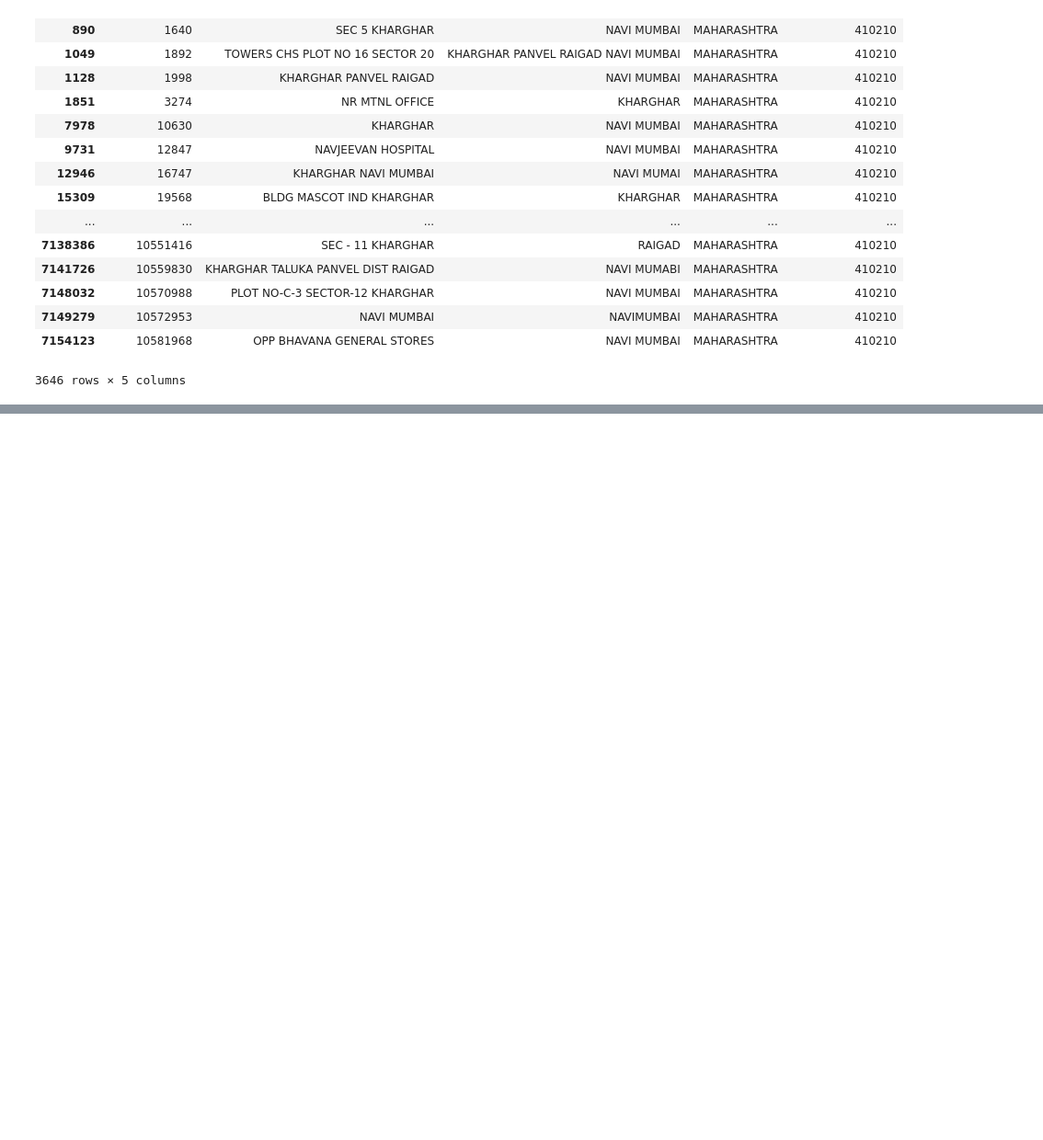
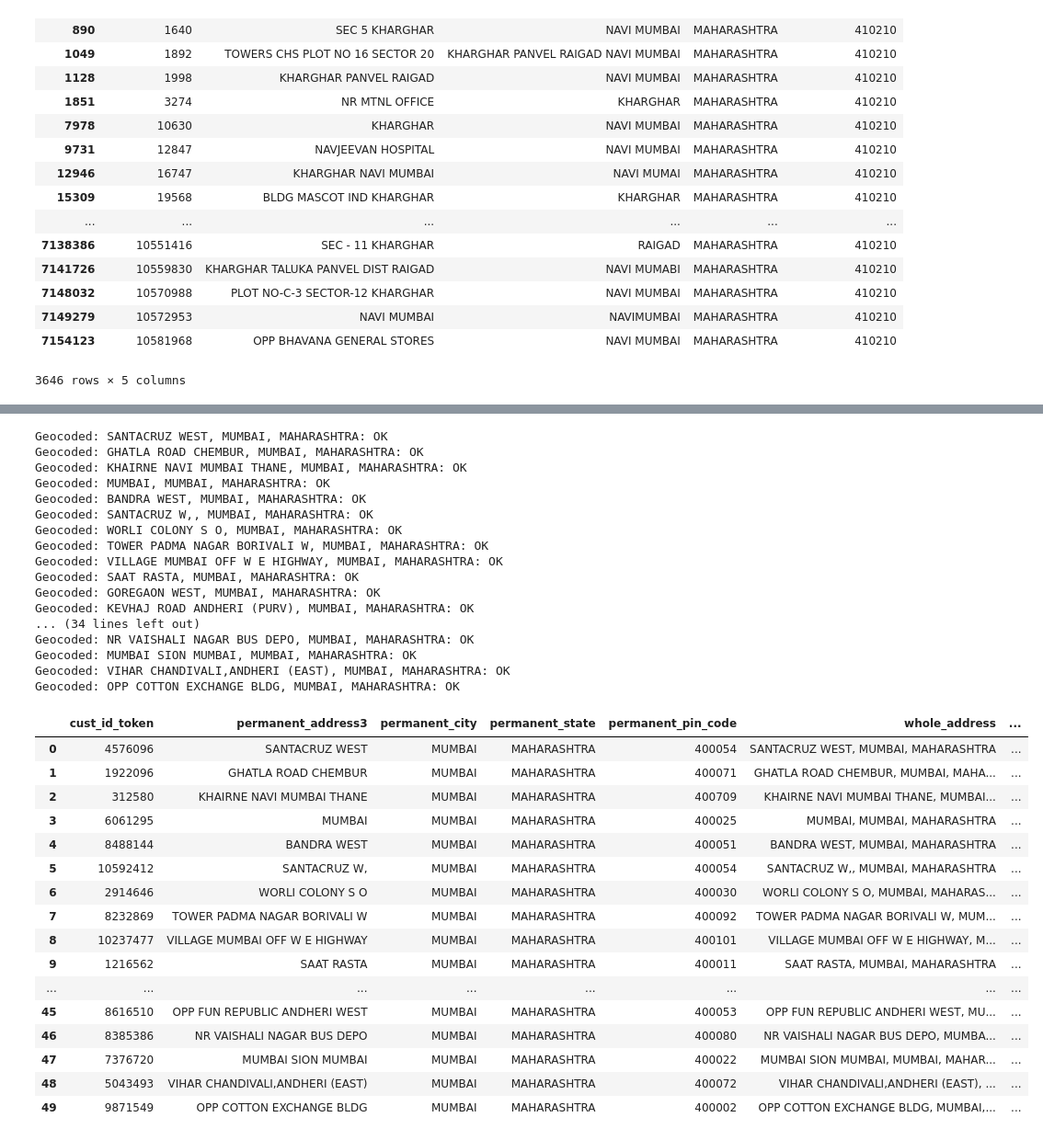
Before and after one commit to ighosh98/datathon, a Jupyter notebook: code/Yes.ipynb, the cells around one changed output, grey strips where cells are left out. Shown at 92% size. Cells and saved outputs as stored; diff of their text form; code cells hidden in the pictures; blank space fills up the shorter version.

```diff
--- a/code/Yes.ipynb
+++ b/code/Yes.ipynb
@@ -415,3 +399,8 @@ fig3.add_layer(gmaps.heatmap_layer(df_example3['lat_long']))
 fig3
 # %% [output]
 [interactive output not drawn]
+# %%
+df3 = df1.drop(['current_address3', 'current_city','current_pin_code','current_state'], axis=1).dropna().reset_index(drop=True)
+df3.head()
+df_permanent_city = df3.groupby('permanent_city')
+df_permanent_city.get_group('GURGAON')
@@ -417,0 +426,4 @@ fig3
+# %%
+df_example4 = df_permanent_city.get_group(city).sample(n=50).reset_index(drop=True)
+df_example4['whole_address'] = df_example4['permanent_address3'].str.cat(df_example4[['permanent_city','permanent_state']], sep=", ")
+df_example4
@@ -417,0 +448,38 @@ fig3
+# %%
+df_example4['lat_long'] = get_geocode(df_example4['whole_address'].tolist())
+df_example4
+# %% [output]
+Geocoded: SANTACRUZ WEST, MUMBAI, MAHARASHTRA: OK
+Geocoded: GHATLA ROAD CHEMBUR, MUMBAI, MAHARASHTRA: OK
+Geocoded: KHAIRNE NAVI MUMBAI THANE, MUMBAI, MAHARASHTRA: OK
+Geocoded: MUMBAI, MUMBAI, MAHARASHTRA: OK
+Geocoded: BANDRA WEST, MUMBAI, MAHARASHTRA: OK
+Geocoded: SANTACRUZ W,, MUMBAI, MAHARASHTRA: OK
+Geocoded: WORLI COLONY S O, MUMBAI, MAHARASHTRA: OK
+Geocoded: TOWER PADMA NAGAR BORIVALI W, MUMBAI, MAHARASHTRA: OK
+Geocoded: VILLAGE MUMBAI OFF W E HIGHWAY, MUMBAI, MAHARASHTRA: OK
+Geocoded: SAAT RASTA, MUMBAI, MAHARASHTRA: OK
+Geocoded: GOREGAON WEST, MUMBAI, MAHARASHTRA: OK
+Geocoded: KEVHAJ ROAD ANDHERI (PURV), MUMBAI, MAHARASHTRA: OK
+... (34 lines left out)
+Geocoded: NR VAISHALI NAGAR BUS DEPO, MUMBAI, MAHARASHTRA: OK
+Geocoded: MUMBAI SION MUMBAI, MUMBAI, MAHARASHTRA: OK
+Geocoded: VIHAR CHANDIVALI,ANDHERI (EAST), MUMBAI, MAHARASHTRA: OK
+Geocoded: OPP COTTON EXCHANGE BLDG, MUMBAI, MAHARASHTRA: OK
+|  | cust_id_token | permanent_address3 | permanent_city | permanent_state | permanent_pin_code | whole_address | ... |
+| 0 | 4576096 | SANTACRUZ WEST | MUMBAI | MAHARASHTRA | 400054 | SANTACRUZ WEST, MUMBAI, MAHARASHTRA | ... |
+| 1 | 1922096 | GHATLA ROAD CHEMBUR | MUMBAI | MAHARASHTRA | 400071 | GHATLA ROAD CHEMBUR, MUMBAI, MAHA... | ... |
+| 2 | 312580 | KHAIRNE NAVI MUMBAI THANE | MUMBAI | MAHARASHTRA | 400709 | KHAIRNE NAVI MUMBAI THANE, MUMBAI... | ... |
+| 3 | 6061295 | MUMBAI | MUMBAI | MAHARASHTRA | 400025 | MUMBAI, MUMBAI, MAHARASHTRA | ... |
+| 4 | 8488144 | BANDRA WEST | MUMBAI | MAHARASHTRA | 400051 | BANDRA WEST, MUMBAI, MAHARASHTRA | ... |
+| 5 | 10592412 | SANTACRUZ W, | MUMBAI | MAHARASHTRA | 400054 | SANTACRUZ W,, MUMBAI, MAHARASHTRA | ... |
+| 6 | 2914646 | WORLI COLONY S O | MUMBAI | MAHARASHTRA | 400030 | WORLI COLONY S O, MUMBAI, MAHARAS... | ... |
+| 7 | 8232869 | TOWER PADMA NAGAR BORIVALI W | MUMBAI | MAHARASHTRA | 400092 | TOWER PADMA NAGAR BORIVALI W, MUM... | ... |
+| 8 | 10237477 | VILLAGE MUMBAI OFF W E HIGHWAY | MUMBAI | MAHARASHTRA | 400101 | VILLAGE MUMBAI OFF W E HIGHWAY, M... | ... |
+| 9 | 1216562 | SAAT RASTA | MUMBAI | MAHARASHTRA | 400011 | SAAT RASTA, MUMBAI, MAHARASHTRA | ... |
+| ... | ... | ... | ... | ... | ... | ... | ... |
+| 45 | 8616510 | OPP FUN REPUBLIC ANDHERI WEST | MUMBAI | MAHARASHTRA | 400053 | OPP FUN REPUBLIC ANDHERI WEST, MU... | ... |
+| 46 | 8385386 | NR VAISHALI NAGAR BUS DEPO | MUMBAI | MAHARASHTRA | 400080 | NR VAISHALI NAGAR BUS DEPO, MUMBA... | ... |
+| 47 | 7376720 | MUMBAI SION MUMBAI | MUMBAI | MAHARASHTRA | 400022 | MUMBAI SION MUMBAI, MUMBAI, MAHAR... | ... |
+| 48 | 5043493 | VIHAR CHANDIVALI,ANDHERI (EAST) | MUMBAI | MAHARASHTRA | 400072 | VIHAR CHANDIVALI,ANDHERI (EAST), ... | ... |
+| 49 | 9871549 | OPP COTTON EXCHANGE BLDG | MUMBAI | MAHARASHTRA | 400002 | OPP COTTON EXCHANGE BLDG, MUMBAI,... | ... |
```
Also changed, not shown: parts of 22 cells of this notebook, 3 other files.
